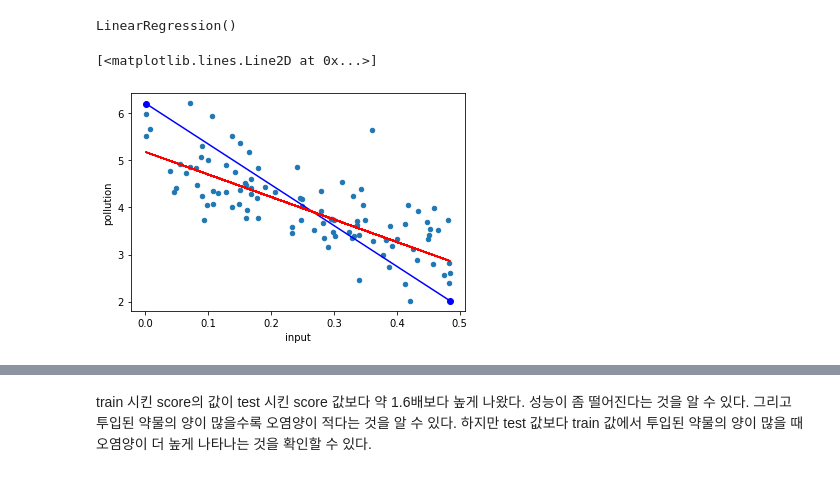
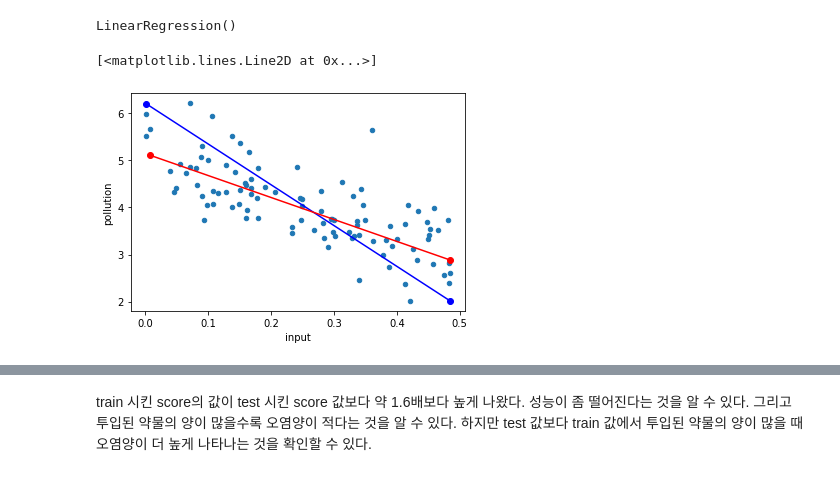
Before and after one commit to Yudaeun/Data_Analysis, a Jupyter notebook: pollution_and_medicine.ipynb, the cells around one changed output, grey strips where cells are left out. Saved outputs shown, nothing was run; the diff lists cells and outputs as text; code cells hidden in the pictures.

```diff
--- a/pollution_and_medicine.ipynb
+++ b/pollution_and_medicine.ipynb
@@ -96,11 +96,11 @@ lr_b=linear_reg.intercept_.item() #절편
 # %%
 po_data.plot(kind='scatter',x='input',y='pollution')
 plt.plot([input_min,input_max],[hypothesis_line(input_min,w,b),
                                 hypothesis_line(input_max,w,b)],'bo-')
-plt.plot(X_train,lr_w*X_train+lr_b,'r-')
+plt.plot([min(X_train),max(X_train)],[max(lr_w*X_train+lr_b), min(lr_w*X_train+lr_b)], 'ro-')
 # %% [output]
 [<matplotlib.lines.Line2D at 0x...>]
-[figure, old version]
+[figure, new version]
 # %%
 Train_score=linear_reg.score(X_train,y_train)
 Test_score=linear_reg.score(X_test,y_test)
```
Also changed, not shown: parts of 7 cells of this notebook.
